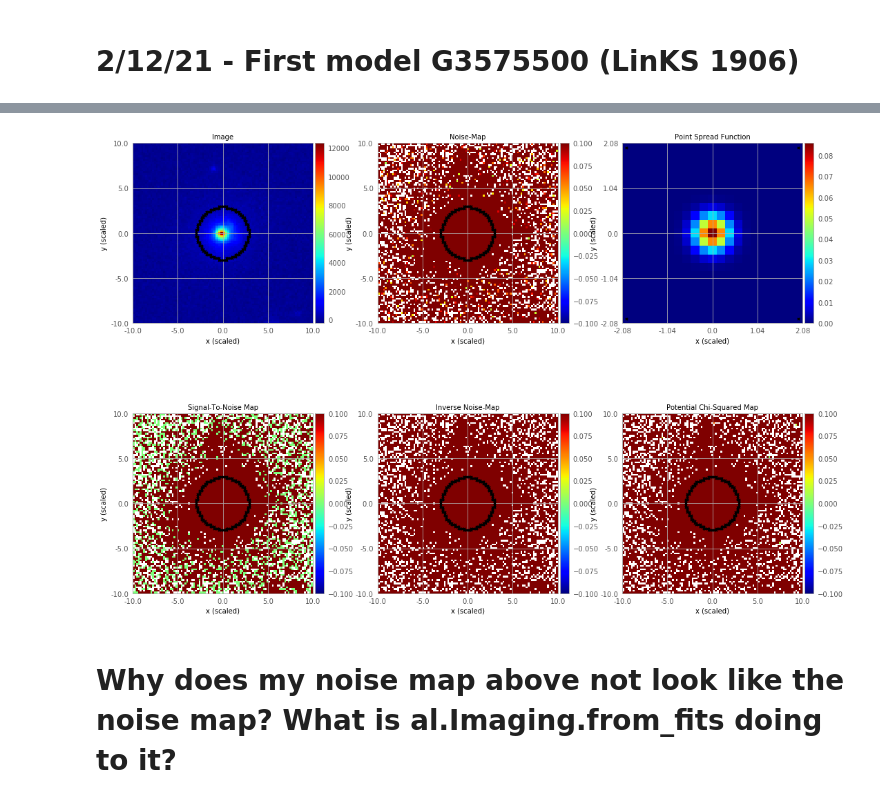
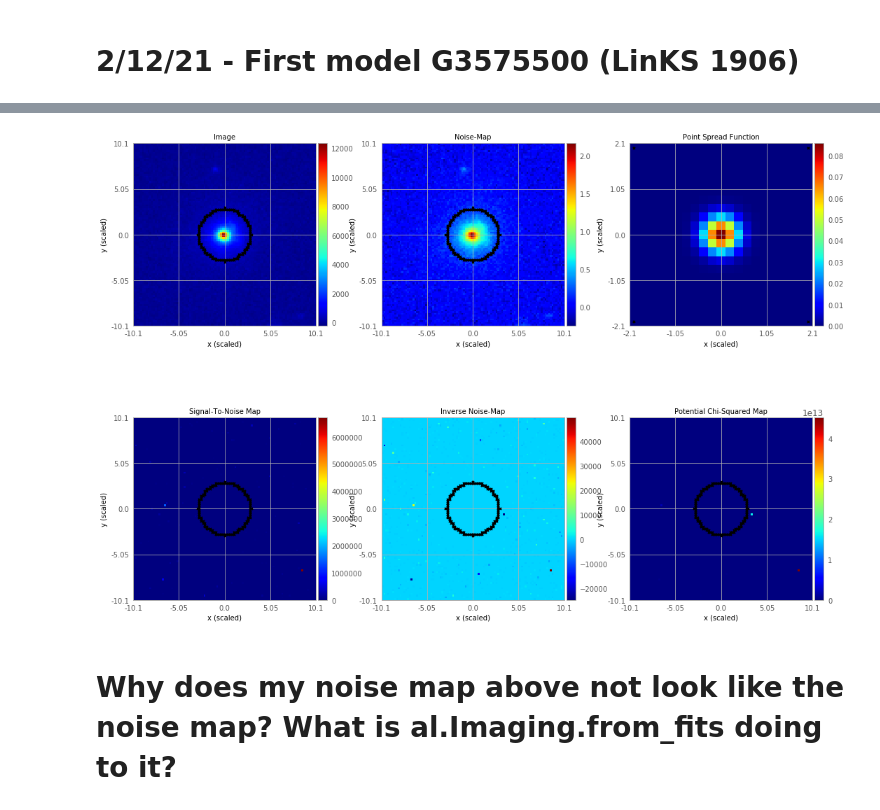
Before and after one commit to shawnknabel/autoz_lens_model, a Jupyter notebook: notebooks/models/G3575500_1906_model_021221.ipynb, the cells around one changed output, grey strips where cells are left out. Saved outputs shown, nothing was run; the diff lists cells and outputs as text; code cells hidden in the pictures.

Commit message:
noise map nonsense

```diff
--- a/notebooks/models/G3575500_1906_model_021221.ipynb
+++ b/notebooks/models/G3575500_1906_model_021221.ipynb
@@ -39,19 +34,19 @@ Working Directory has been set to `/data/sknabel/autolens_workspace`
 # %%
 imaging = al.Imaging.from_fits(image_path=path.join(object_folder, '1906_r_image.fits'),
                               noise_map_path='/data/sknabel/autoz_lens_model/files/fits/G3575500_1906/1906_r_noisemap.fits',
                               psf_path=path.join(object_folder, '1906_r_psf_resized.fits'),
-                               pixel_scales=0.198)
+                               pixel_scales=0.2)
 mask = al.Mask2D.circular(
     shape_2d=imaging.shape_2d, pixel_scales=imaging.pixel_scales, sub_size=1, radius=3.0
 )
 visuals_2d = aplt.Visuals2D(mask=mask)
 
-imaging_plotter = aplt.ImagingPlotter(
+imaging_plotter = aplt.ImagingPlotter( # this is where the noise is coming up weird
     imaging=imaging, visuals_2d=aplt.Visuals2D(mask=mask)
 )
 imaging_plotter.subplot_imaging()
 # %% [output]
-[figure, old version]
+[figure, new version]
 # %% [markdown]
 # Why does my noise map above not look like the noise map? What is al.Imaging.from_fits doing to it?
 # %%
```
Also changed, not shown: parts of 5 cells of this notebook, 2 other files.
